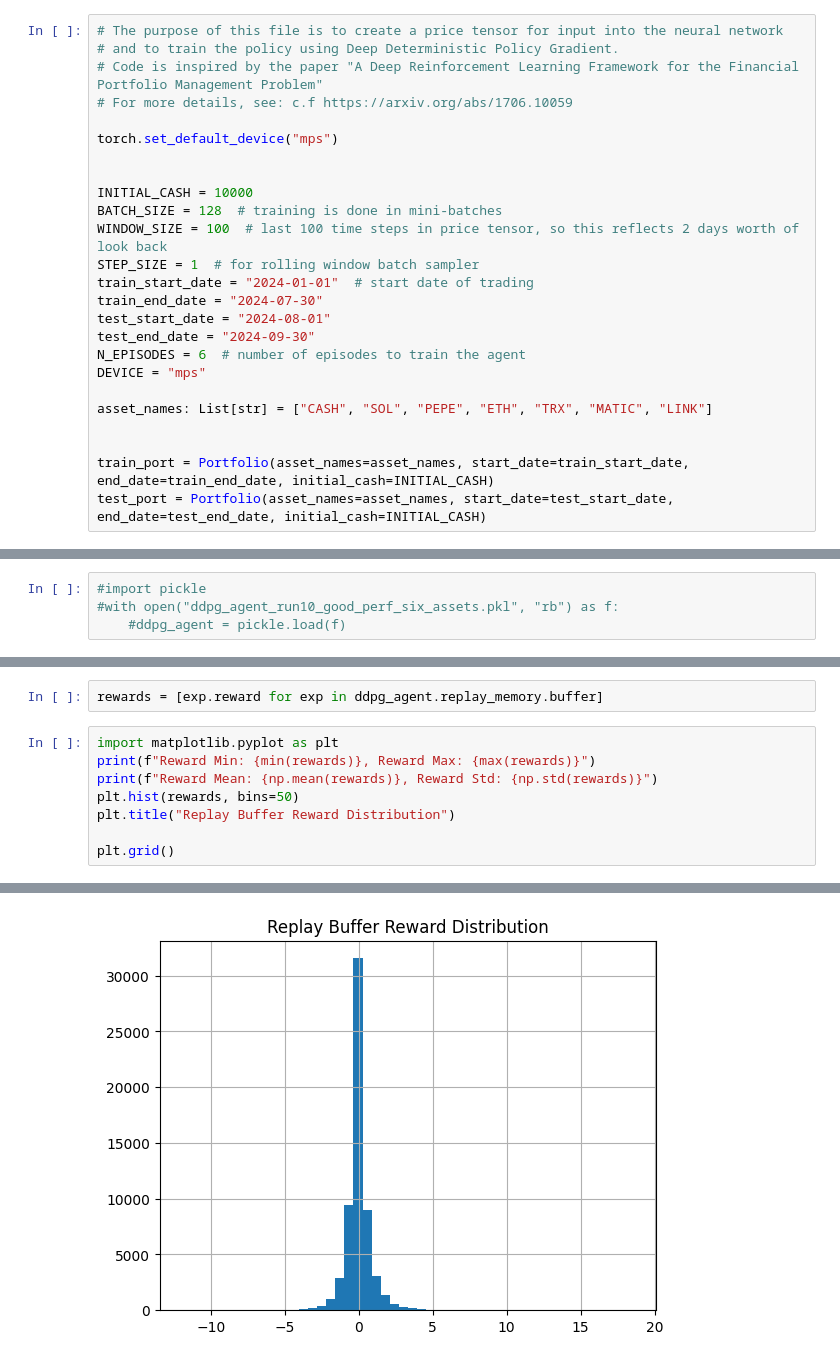
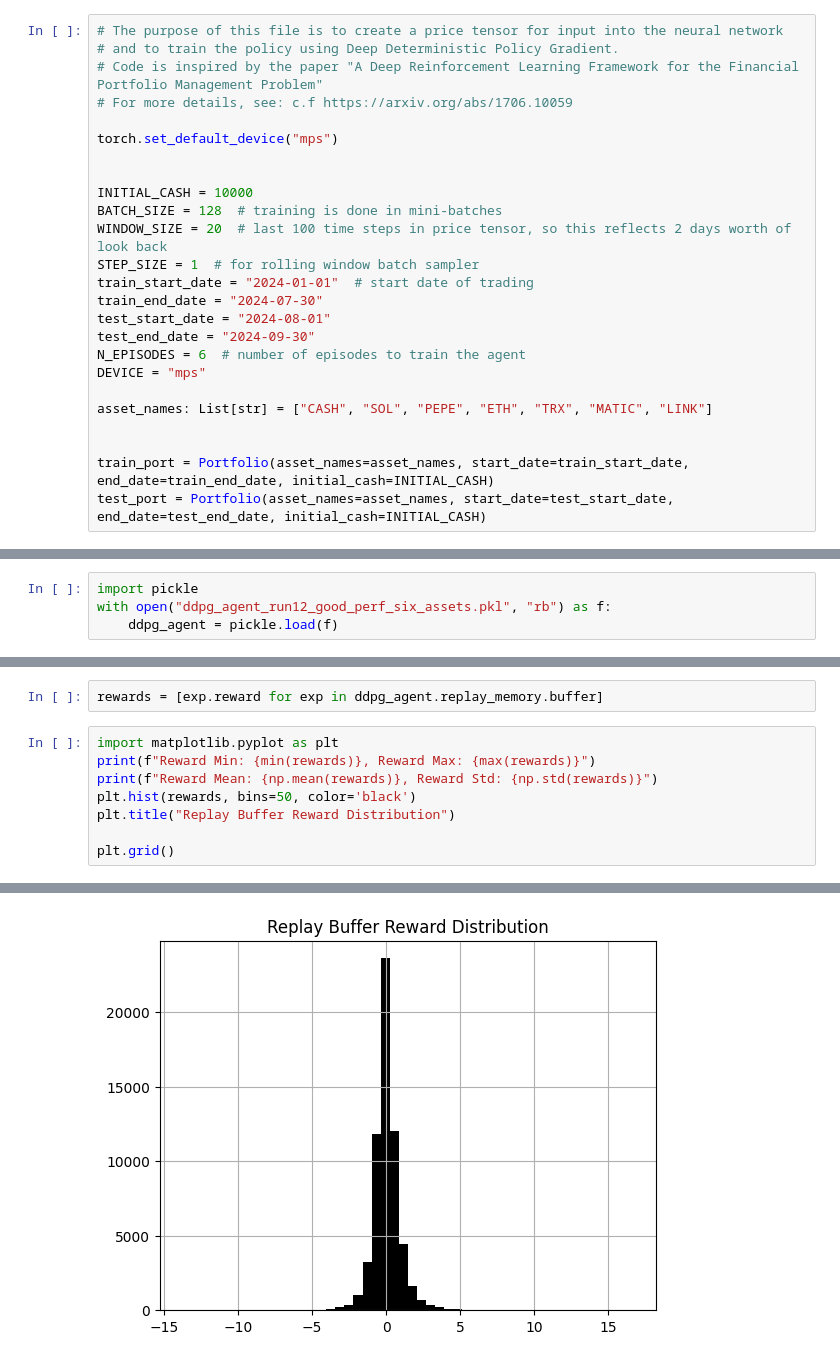
Before and after one commit to mrajancsr/deep-policy-gradient-portfolio, a Jupyter notebook: ddpgportfolio/agent/ddpg_agent_trade.ipynb, the cells around one changed output, grey strips where cells are left out. Saved outputs shown, nothing was run; the diff lists cells and outputs as text.

```diff
--- a/ddpgportfolio/agent/ddpg_agent_trade.ipynb
+++ b/ddpgportfolio/agent/ddpg_agent_trade.ipynb
@@ -90,7 +90,7 @@ torch.set_default_device("mps")
 
 INITIAL_CASH = 10000
 BATCH_SIZE = 128  # training is done in mini-batches
-WINDOW_SIZE = 100  # last 100 time steps in price tensor, so this reflects 2 days worth of look back
+WINDOW_SIZE = 20  # last 100 time steps in price tensor, so this reflects 2 days worth of look back
 STEP_SIZE = 1  # for rolling window batch sampler
 train_start_date = "2024-01-01"  # start date of trading
 train_end_date = "2024-07-30"
@@ -208,9 +208,9 @@ plt.grid()
 #with open("ddpg_agent_run12_good_perf_six_assets.pkl", "wb") as f:
     #pickle.dump(ddpg_agent, f)
 # %%
-#import pickle
-#with open("ddpg_agent_run10_good_perf_six_assets.pkl", "rb") as f:
-    #ddpg_agent = pickle.load(f)
+import pickle
+with open("ddpg_agent_run12_good_perf_six_assets.pkl", "rb") as f:
+    ddpg_agent = pickle.load(f)
 # %% [markdown]
 ## Reward and Policy Evaluation Experiments
 # %%
@@ -219,7 +219,7 @@ rewards = [exp.reward for exp in ddpg_agent.replay_memory.buffer]
 import matplotlib.pyplot as plt
 print(f"Reward Min: {min(rewards)}, Reward Max: {max(rewards)}")
 print(f"Reward Mean: {np.mean(rewards)}, Reward Std: {np.std(rewards)}")
-plt.hist(rewards, bins=50)
+plt.hist(rewards, bins=50, color='black')
 plt.title("Replay Buffer Reward Distribution")
 
 plt.grid()
@@ -229 +229 @@ Reward Mean: 0.011989923519419523, Reward Std: 1.0109159798998388
-[figure, old version]
+[figure, new version]
```
Also changed, not shown: parts of 11 cells of this notebook.
